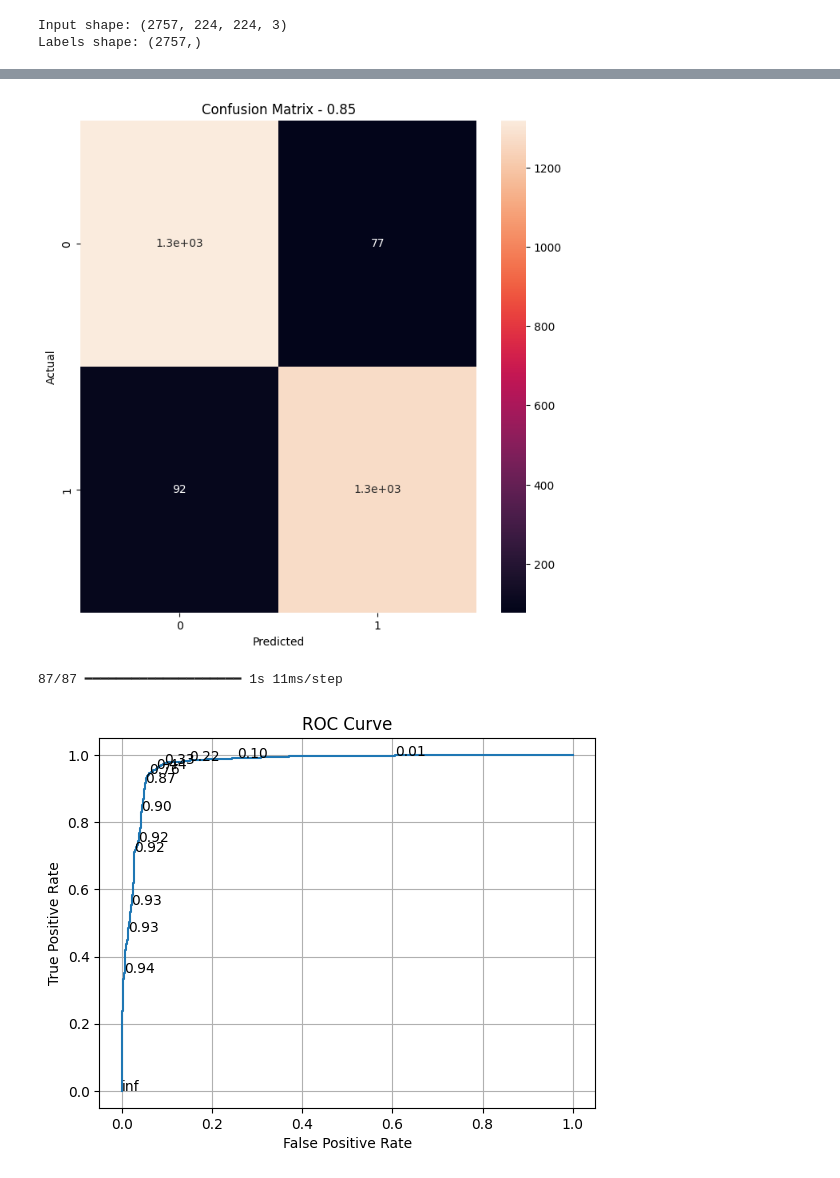
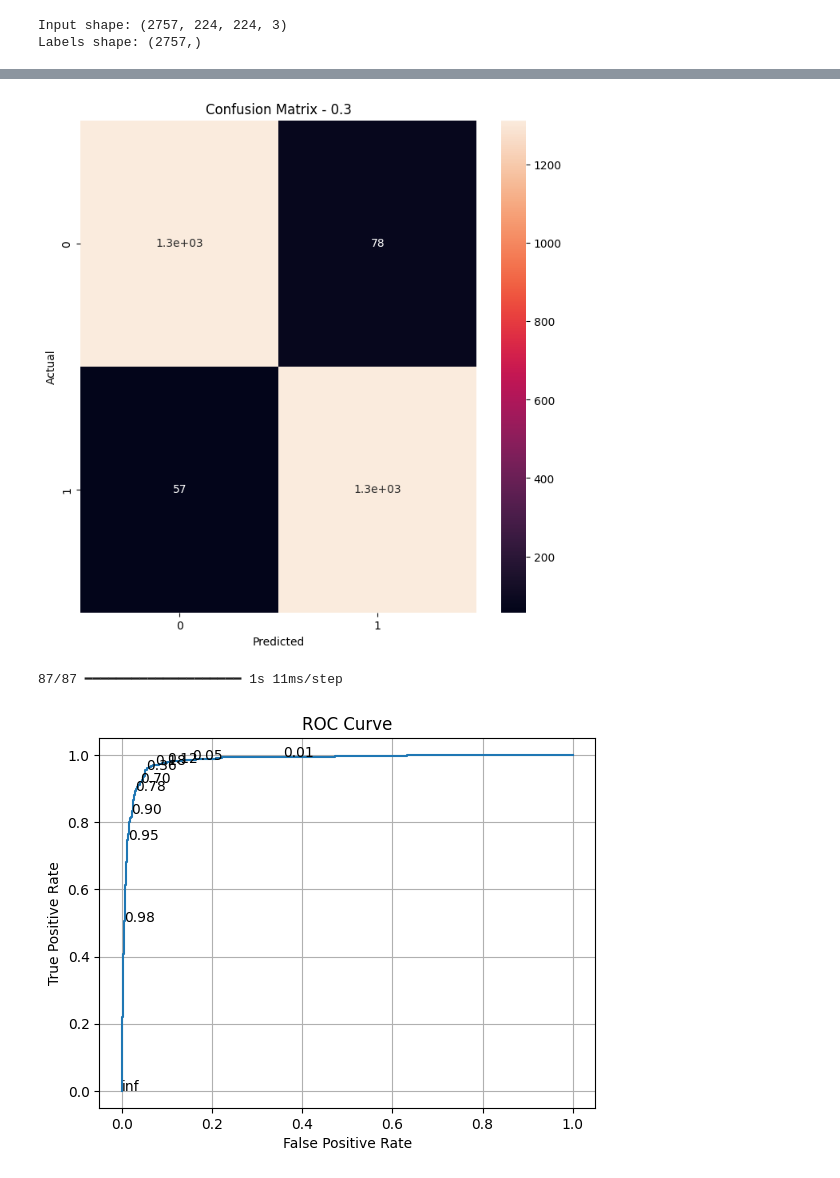
Before and after one commit to yeabwang/malaria-diagnosis, a Jupyter notebook: Malaria_diagnosis.ipynb, the cells around one changed output, grey strips where cells are left out. Cells and saved outputs as stored; diff of their text form; code cells hidden in the pictures.

```diff
--- a/Malaria_diagnosis.ipynb
+++ b/Malaria_diagnosis.ipynb
@@ -95,29 +95,31 @@ test_dataset = test_dataset.batch(batch_size).prefetch(tf.data.AUTOTUNE)
 # Building our model
 
 channel_size = 3
+dropout_rate = 0.5
+regularization_rate = 0.01
 
 model = Sequential([
     InputLayer(shape=(image_size, image_size, channel_size)),
 
     # First Convolutional Block
-    Conv2D(filters=32, kernel_size=3, strides=1, padding='valid', activation='relu'),
+    Conv2D(filters=32, kernel_size=3, strides=1, padding='valid', activation='relu', kernel_regularizer = L2(regularization_rate)),
     MaxPooling2D(pool_size=2, strides=2),
 
     # Second Convolutional Block
-    Conv2D(filters=64, kernel_size=3, strides=1, padding='valid', activation='relu'),
+    Conv2D(filters=64, kernel_size=3, strides=1, padding='valid', activation='relu', kernel_regularizer=L2(regularization_rate)),
     MaxPooling2D(pool_size=2, strides=2),
 
     # Third Convolutional Block (Optional)
-    Conv2D(filters=128, kernel_size=3, strides=1, padding='valid', activation='relu'),
+    Conv2D(filters=128, kernel_size=3, strides=1, padding='valid', activation='relu', kernel_regularizer=L2(regularization_rate)),
     MaxPooling2D(pool_size=2, strides=2),
 
     # Dense Layer
     Flatten(),
 
     Dense(256, activation='relu'),
-    Dropout(0.5),
+    Dropout(dropout_rate),
     Dense(64, activation='relu'),
-    Dropout(0.5),
+    Dropout(dropout_rate),
     Dense(1, activation='sigmoid')
 ])
 
@@ -318,16 +320,16 @@ predicted = model.predict(inp_array)[:,0,...]
 # %%
-threshold = 0.85
+threshold = 0.3
 
 con_metrics = confusion_matrix(labels_array, predicted > threshold)
 plt.figure(figsize=(8,8))
 
 sns.heatmap(con_metrics, annot=True)
 plt.title('Confusion Matrix - {}'.format(threshold))
 plt.xlabel('Predicted')
 plt.ylabel('Actual')
 plt.show()
 # %% [output]
-[figure, old version]
+[figure, new version]
 # %%
 predicted = model.predict(inp_array).flatten()
 # %% [output]
@@ -349,7 +351,7 @@ for i in range(0, len(thresholds), skip):
 
 plt.show()
 # %% [output]
-[figure, old version]
+[figure, new version]
 # %%
 model.predict(test_dataset.take(1))[0][0]
 # %% [output]
```
Also changed, not shown: parts of 11 cells of this notebook.
